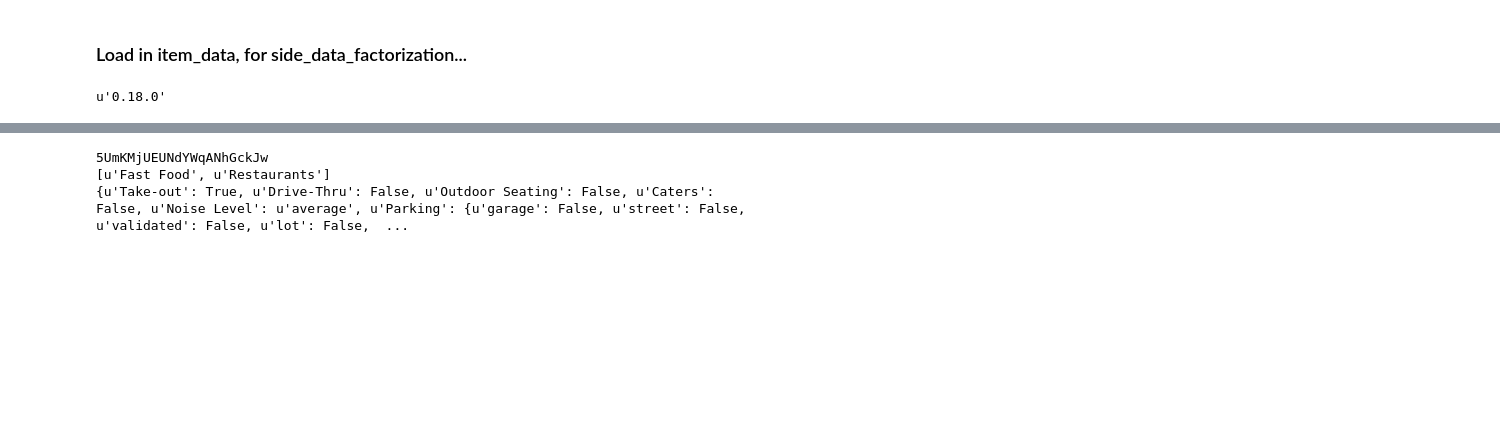
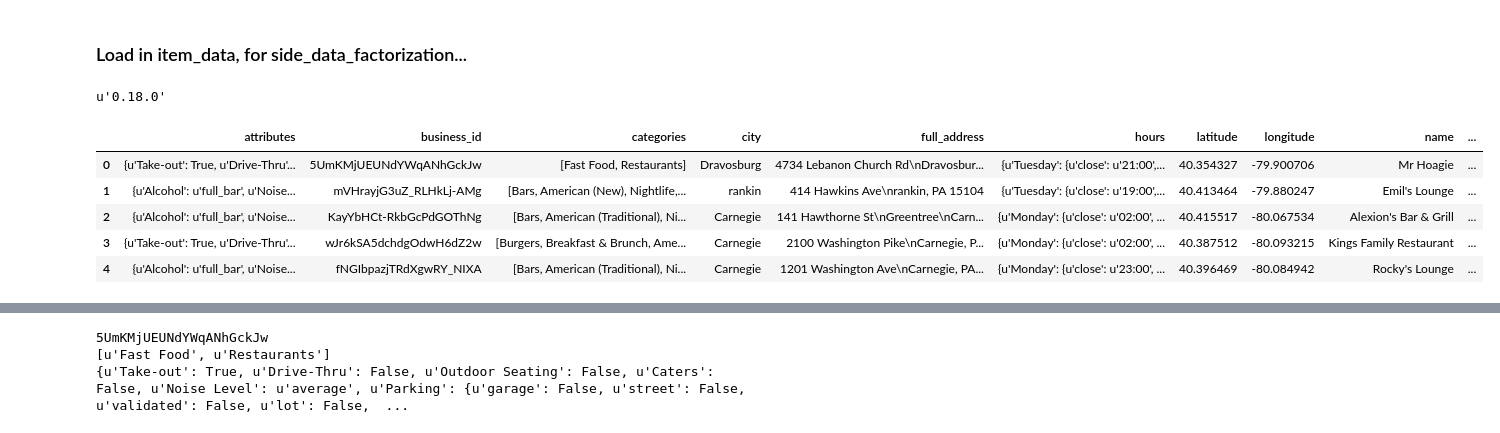
Before and after one commit to AeroGeekDean/traveler_eats_recommender, a Jupyter notebook: graphlab_scratchpad.ipynb, the cells around one changed output, grey strips where cells are left out. Saved outputs shown, nothing was run; the diff lists cells and outputs as text; code cells hidden in the pictures; blank space fills up the shorter version.

Commit message:
Figured out how to properly load business json file into DataFrame.

```diff
--- a/graphlab_scratchpad.ipynb
+++ b/graphlab_scratchpad.ipynb
@@ -70,16 +70,19 @@ pd.__version__
 u'0.18.0'
 # %%
 # create Pandas DF from json business data
+
+seen_categories = {}
 fname = 'data_analysis/test_data/test100_business.json'
 with open(fname) as js_file:
-#     for js_line in js_file:
-    js_line = js_file.readline()
-    js = json.loads(js_line)
-
-
-
-# pd.io.json.json_normalize()
-# dfb = pd.read_json('data_analysis/test_data/test100_business.json', orient='values')
-
-# df = pd.read_csv('data_analysis/user_reviews.csv', header=None,
-#                  names=['user_id', 'business_id', 'bus_name', 'stars', 'locale'])
+    js_list = [json.loads(js_line) for js_line in js_file]
+    js_list_filtered = [js for js in js_list if 'Restaurants' in js['categories']]
+    dfb = pd.DataFrame(js_list_filtered)
+# %%
+dfb.head()
+# %% [output]
+|  | attributes | business_id | categories | city | full_address | hours | latitude | longitude | name | ... |
+| 0 | {u'Take-out': True, u'Drive-Thru'... | 5UmKMjUEUNdYWqANhGckJw | [Fast Food, Restaurants] | Dravosburg | 4734 Lebanon Church Rd\nDravosbur... | {u'Tuesday': {u'close': u'21:00',... | 40.354327 | -79.900706 | Mr Hoagie | ... |
+| 1 | {u'Alcohol': u'full_bar', u'Noise... | mVHrayjG3uZ_RLHkLj-AMg | [Bars, American (New), Nightlife,... | rankin | 414 Hawkins Ave\nrankin, PA 15104 | {u'Tuesday': {u'close': u'19:00',... | 40.413464 | -79.880247 | Emil's Lounge | ... |
+| 2 | {u'Alcohol': u'full_bar', u'Noise... | KayYbHCt-RkbGcPdGOThNg | [Bars, American (Traditional), Ni... | Carnegie | 141 Hawthorne St\nGreentree\nCarn... | {u'Monday': {u'close': u'02:00', ... | 40.415517 | -80.067534 | Alexion's Bar & Grill | ... |
+| 3 | {u'Take-out': True, u'Drive-Thru'... | wJr6kSA5dchdgOdwH6dZ2w | [Burgers, Breakfast & Brunch, Ame... | Carnegie | 2100 Washington Pike\nCarnegie, P... | {u'Monday': {u'close': u'02:00', ... | 40.387512 | -80.093215 | Kings Family Restaurant | ... |
+| 4 | {u'Alcohol': u'full_bar', u'Noise... | fNGIbpazjTRdXgwRY_NIXA | [Bars, American (Traditional), Ni... | Carnegie | 1201 Washington Ave\nCarnegie, PA... | {u'Monday': {u'close': u'23:00', ... | 40.396469 | -80.084942 | Rocky's Lounge | ... |
```
Also changed, not shown: parts of 4 cells of this notebook.
